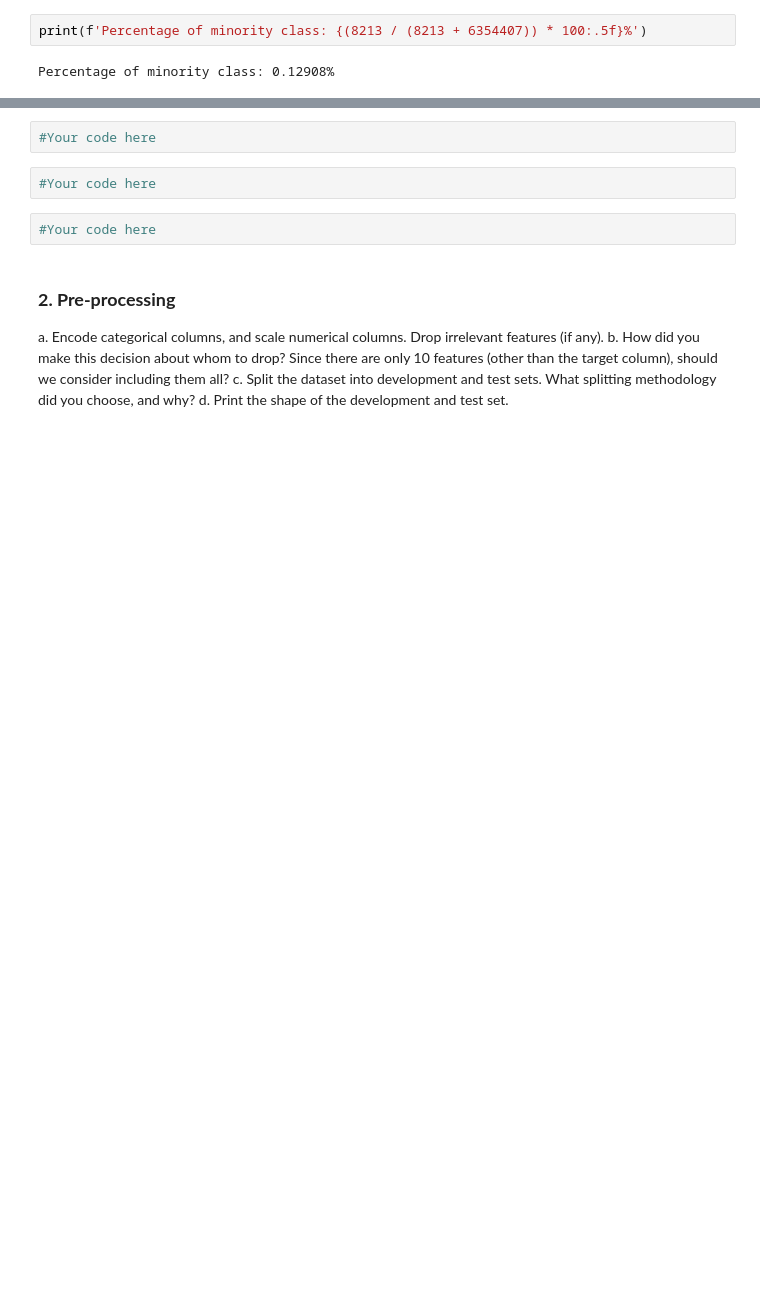
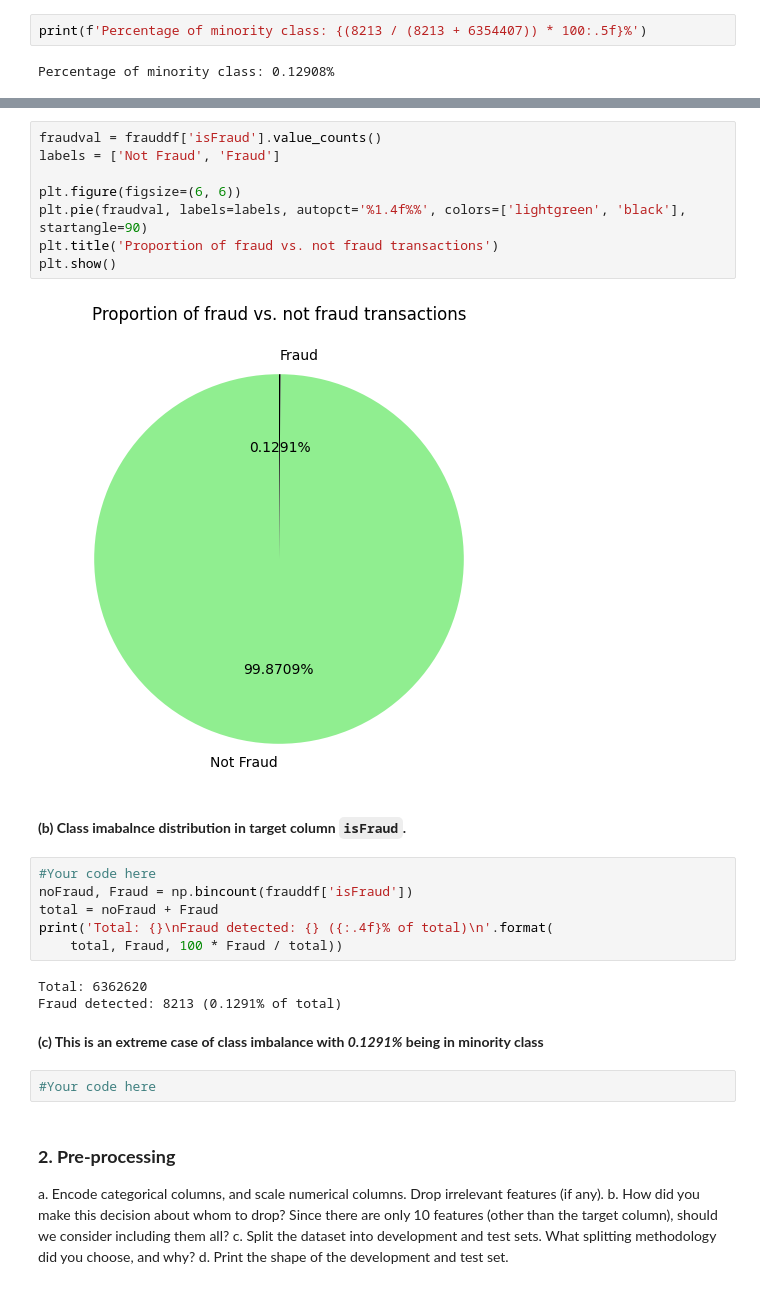
Before and after one commit to Apurva3509/Applied-Machine-Learning, a Jupyter notebook: 3/AML_HW3_Solutions_amp2365.ipynb, the cells around one changed output, grey strips where cells are left out. Cells and saved outputs as stored; diff of their text form; blank space fills up the shorter version.

```diff
--- a/3/AML_HW3_Solutions_amp2365.ipynb
+++ b/3/AML_HW3_Solutions_amp2365.ipynb
@@ -105,7 +173,26 @@ c. What is the degree of imbalance? (Mild/Moderate/Extreme)
-# %%
-#Your code here
+# %%
+fraudval = frauddf['isFraud'].value_counts()
+labels = ['Not Fraud', 'Fraud']
+
+plt.figure(figsize=(6, 6))
+plt.pie(fraudval, labels=labels, autopct='%1.4f%%', colors=['lightgreen', 'black'], startangle=90)
+plt.title('Proportion of fraud vs. not fraud transactions')
+plt.show()
+# %% [output]
+[figure, added]
+# %% [markdown]
+**(b) Class imabalnce distribution in target column  `isFraud`.**
 # %%
 #Your code here
+noFraud, Fraud = np.bincount(frauddf['isFraud'])
+total = noFraud + Fraud
+print('Total: {}\nFraud detected: {} ({:.4f}% of total)\n'.format(
+    total, Fraud, 100 * Fraud / total))
+# %% [output]
+Total: 6362620
+Fraud detected: 8213 (0.1291% of total)
+# %% [markdown]
+**(c) This is an extreme case of class imbalance with *0.1291%* being in minority class**
 # %%
 #Your code here
 # %% [markdown]
```
Also changed, not shown: parts of 79 cells of this notebook, 2 other files.
